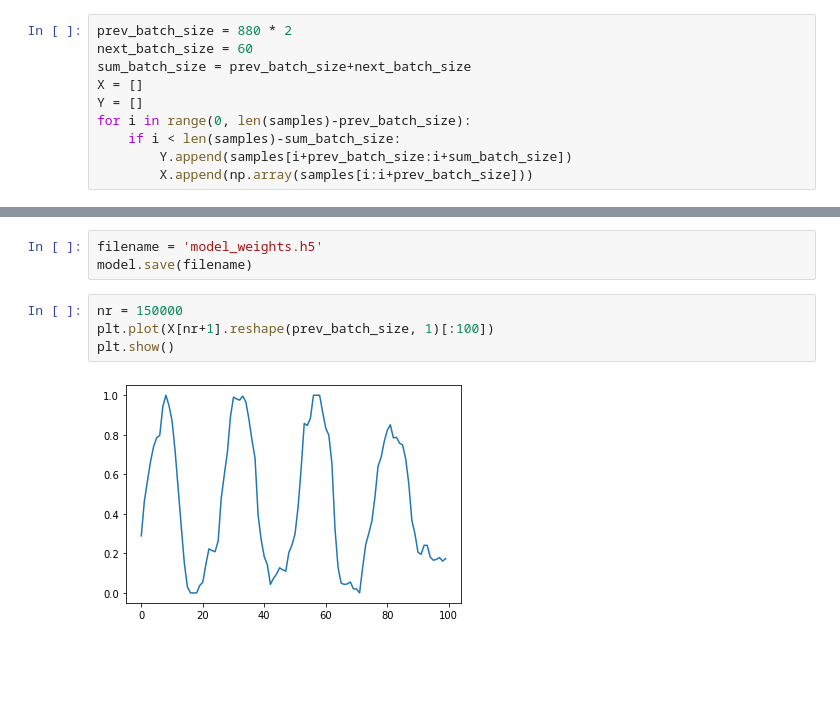
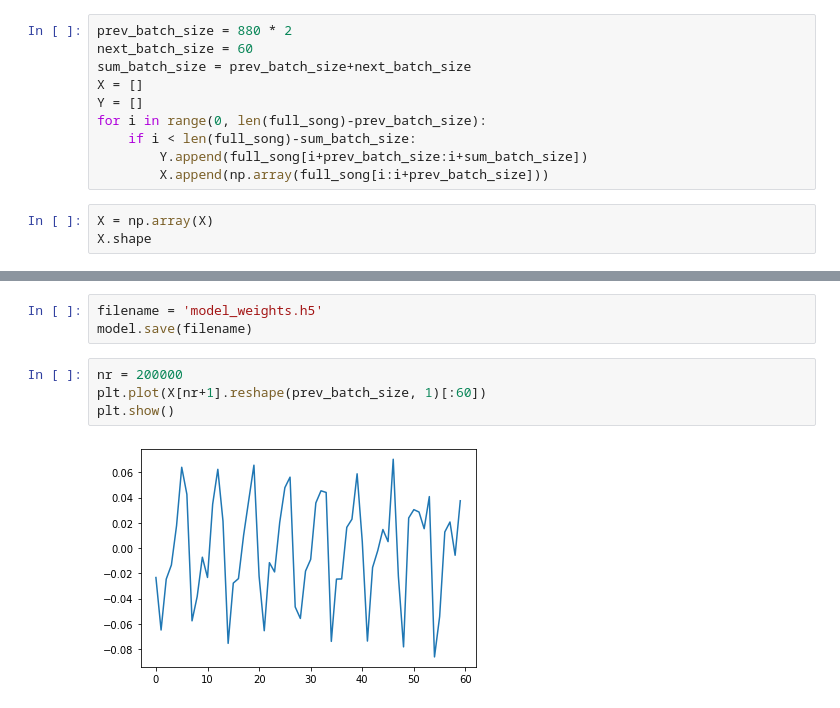
Before and after one commit to SaschaFuksa/ebeat, a Jupyter notebook: playground/sf116/Yuhee/teclab-juhee4-stochastic.ipynb, the cells around one changed output, grey strips where cells are left out. Drawn from its saved outputs; the diff is of its cells as text; blank space fills up the shorter version.

```diff
--- a/playground/sf116/Yuhee/teclab-juhee4-stochastic.ipynb
+++ b/playground/sf116/Yuhee/teclab-juhee4-stochastic.ipynb
@@ -68,7 +75,10 @@ next_batch_size = 60
 sum_batch_size = prev_batch_size+next_batch_size
 X = []
 Y = []
-for i in range(0, len(samples)-prev_batch_size):
-    if i < len(samples)-sum_batch_size:
-        Y.append(samples[i+prev_batch_size:i+sum_batch_size])
-        X.append(np.array(samples[i:i+prev_batch_size]))
+for i in range(0, len(full_song)-prev_batch_size):
+    if i < len(full_song)-sum_batch_size:
+        Y.append(full_song[i+prev_batch_size:i+sum_batch_size])
+        X.append(np.array(full_song[i:i+prev_batch_size]))
+# %%
+X = np.array(X)
+X.shape
@@ -134,10 +147,10 @@ model.fit(X, Y, epochs=1)
 filename = 'model_weights.h5'
 model.save(filename)
 # %%
-nr = 150000
-plt.plot(X[nr+1].reshape(prev_batch_size, 1)[:100])
+nr = 200000
+plt.plot(X[nr+1].reshape(prev_batch_size, 1)[:60])
 plt.show()
 # %% [output]
-[figure, old version]
+[figure, new version]
 # %%
 '''example = X[11000].reshape(1, 1, 1760, 1)'''
```
Also changed, not shown: parts of 11 cells of this notebook, 4 other files.
